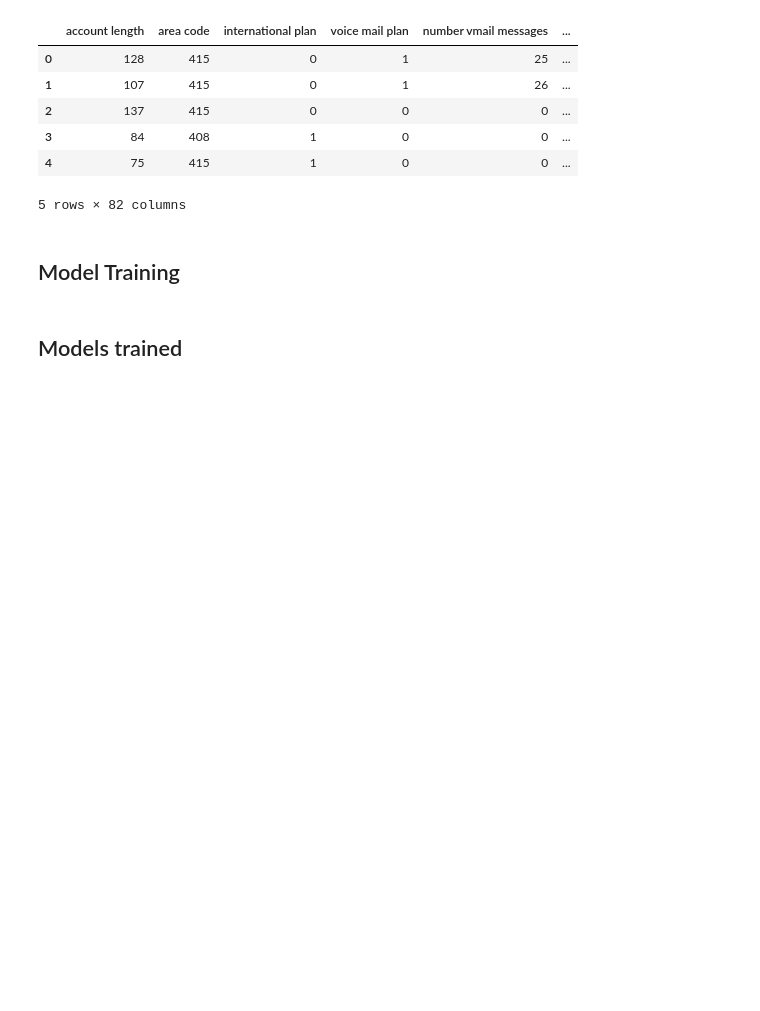
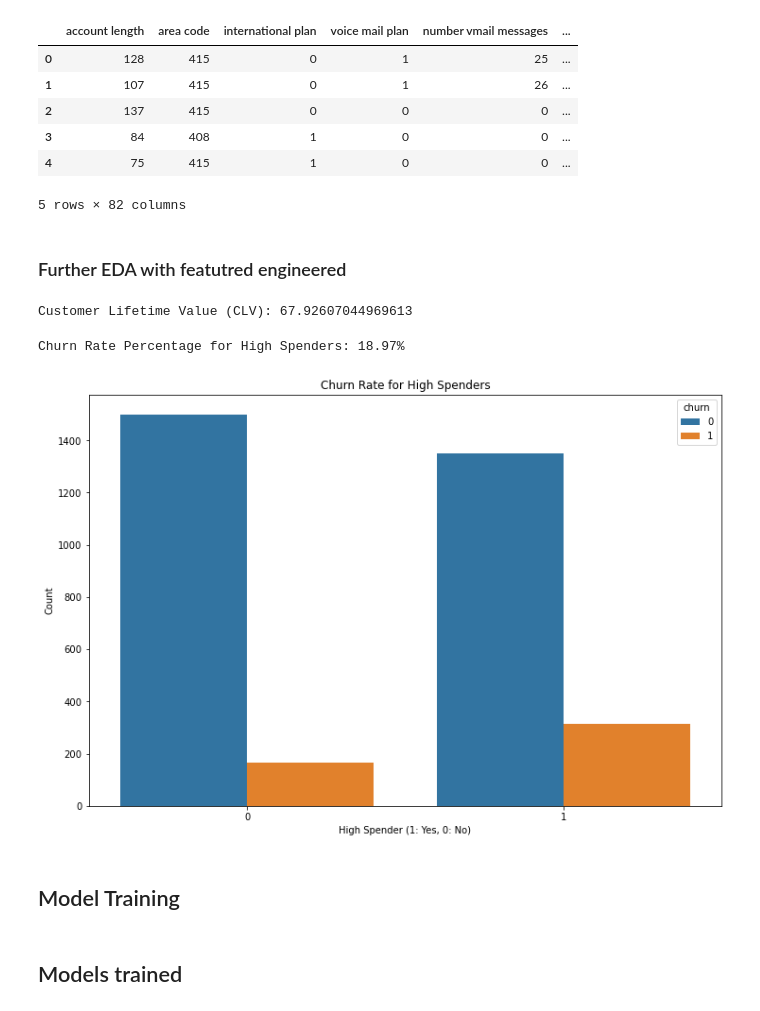
Before and after one commit to clivethiongo/PHASE-3-PROJECT, a Jupyter notebook: PHASE 3 MODEL CLASSIFICATION CHURN REPORT.ipynb, the cells around one changed output. Cells and saved outputs as stored; diff of their text form; code cells hidden in the pictures; blank space fills up the shorter version.

```diff
--- a/PHASE 3 MODEL CLASSIFICATION CHURN REPORT.ipynb
+++ b/PHASE 3 MODEL CLASSIFICATION CHURN REPORT.ipynb
@@ -269,7 +290,7 @@ Total Day Charge, Total Eve Charge, Total Night Charge (9, 9, and 11 outliers)
 Total Calls (Day, Eve, Night) → 9, 7, 6 outliers
 # %%
 
-df_outiler = df.copy()
+df_outiler = df_droped.copy()
 
 
  #Capping extreme values
@@ -396,6 +417,36 @@ df_engineered.head()
 | 3 | 84 | 408 | 1 | 0 | 0 | ... |
 | 4 | 75 | 415 | 1 | 0 | 0 | ... |
 5 rows × 82 columns
+# %% [markdown]
+### Further EDA with featutred engineered
+# %%
+
+average_revenue_per_customer = df_engineered['total charge'].mean()
+
+# Calculate the churn rate
+churn_rate = df_engineered['churn'].mean()
+
+clv = average_revenue_per_customer / churn_rate
+
+print(f"Customer Lifetime Value (CLV): {clv}")
+# %% [output]
+Customer Lifetime Value (CLV): 67.92607044969613
+# %%
+high_spenders = df_engineered[df_engineered['high spender'] == 1]
+churn_rate_high_spenders = high_spenders['churn'].mean() * 100
+
+print(f"Churn Rate Percentage for High Spenders: {churn_rate_high_spenders:.2f}%")
+# %% [output]
+Churn Rate Percentage for High Spenders: 18.97%
+# %%
+plt.figure(figsize=(12, 8))
+sns.countplot(data=df_engineered, x='high spender', hue='churn')
+plt.title('Churn Rate for High Spenders')
+plt.xlabel('High Spender (1: Yes, 0: No)')
+plt.ylabel('Count')
+plt.show()
+# %% [output]
+[figure, added]
 # %% [markdown]
 ## Model Training
 # %%
```
Also changed, not shown: parts of 12 cells of this notebook, 1 other file.
